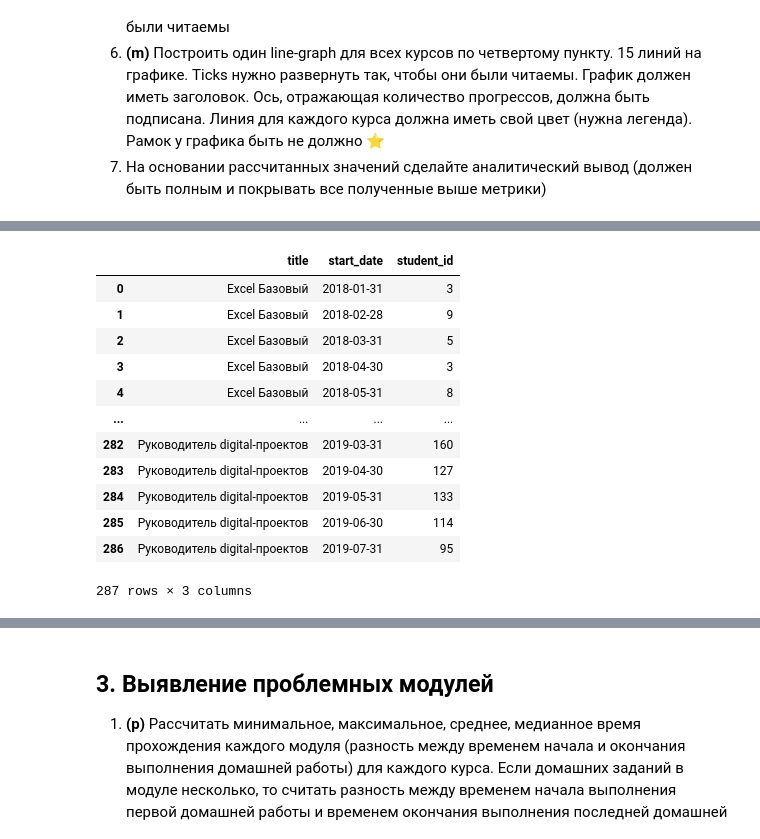
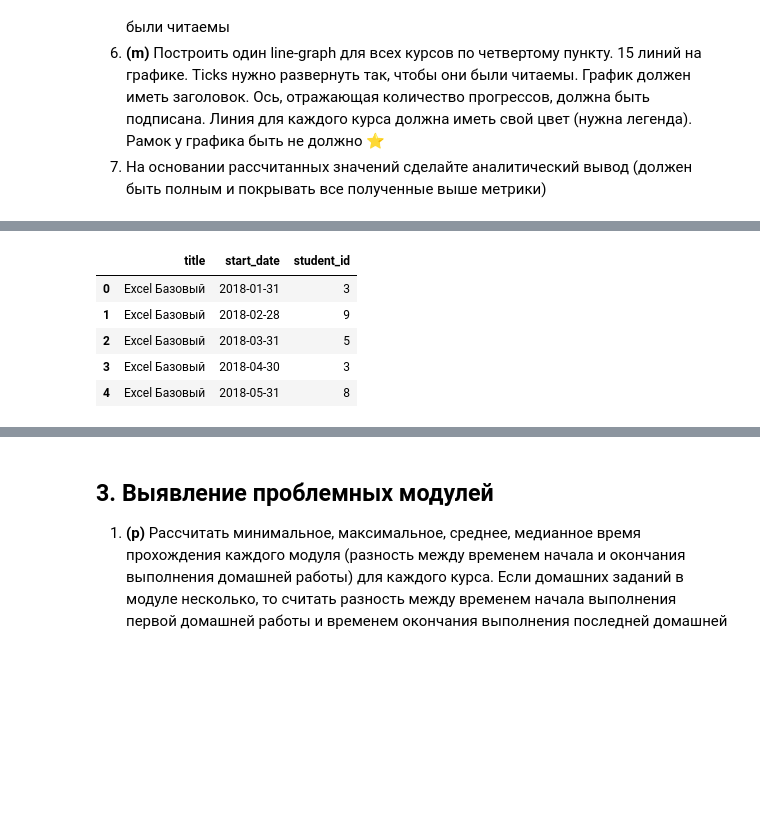
Before and after one commit to vegorovmsk/skillbox_ds_analytics_project_1, a Jupyter notebook: Coursework_analytics_1.ipynb, the cells around one changed output, grey strips where cells are left out. Saved outputs shown, nothing was run; the diff lists cells and outputs as text; code cells hidden in the pictures; blank space fills up the shorter version.

```diff
--- a/Coursework_analytics_1.ipynb
+++ b/Coursework_analytics_1.ipynb
@@ -613,16 +625,10 @@ Timestamp('2018-04-03 00:00:00')
 # %%
-data_df.groupby(['title', pd.Grouper(key='start_date', freq='M')])['student_id'].count().reset_index()
+grouped_monthes_df = data_df.groupby(['title', pd.Grouper(key='start_date', freq='M')])['student_id'].nunique().reset_index()
+grouped_monthes_df.head()
 # %% [output]
 |  | title | start_date | student_id |
 | 0 | Excel Базовый | 2018-01-31 | 3 |
 | 1 | Excel Базовый | 2018-02-28 | 9 |
 | 2 | Excel Базовый | 2018-03-31 | 5 |
 | 3 | Excel Базовый | 2018-04-30 | 3 |
 | 4 | Excel Базовый | 2018-05-31 | 8 |
-| ... | ... | ... | ... |
-| 282 | Руководитель digital-проектов | 2019-03-31 | 160 |
-| 283 | Руководитель digital-проектов | 2019-04-30 | 127 |
-| 284 | Руководитель digital-проектов | 2019-05-31 | 133 |
-| 285 | Руководитель digital-проектов | 2019-06-30 | 114 |
-| 286 | Руководитель digital-проектов | 2019-07-31 | 95 |
-287 rows × 3 columns
```
Also changed, not shown: parts of 3 cells of this notebook.
